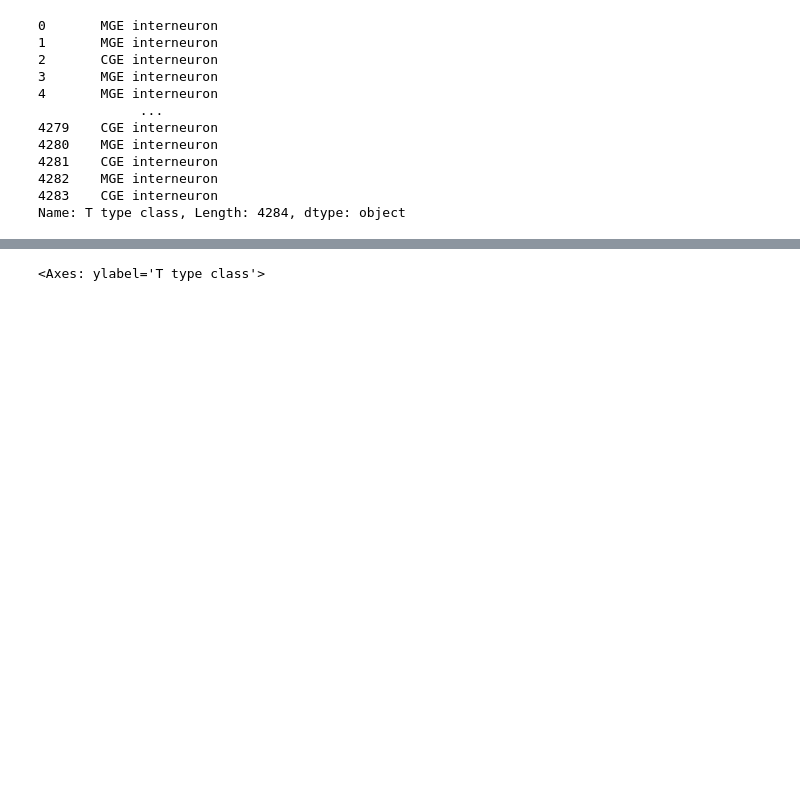
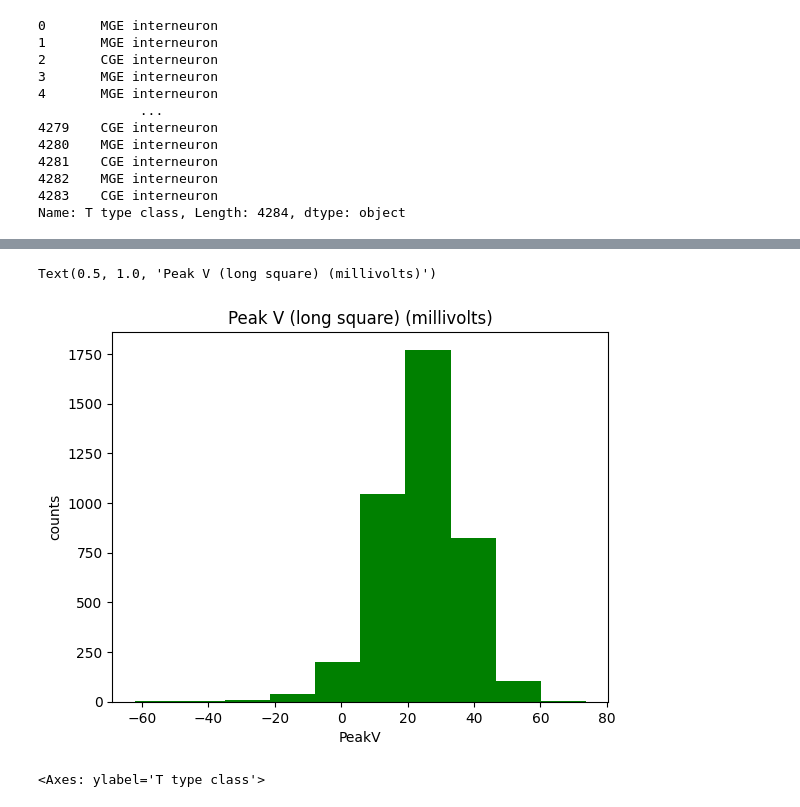
Before and after one commit to ChelseyCochrane/chelseys-repository, a Jupyter notebook: Final_Project.ipynb, the cells around one changed output, grey strips where cells are left out. Saved outputs shown, nothing was run; the diff lists cells and outputs as text; code cells hidden in the pictures; blank space fills up the shorter version.

```diff
--- a/Final_Project.ipynb
+++ b/Final_Project.ipynb
@@ -49,3 +72,11 @@ array([<Axes: title={'center': 'CGE interneuron'}>,
+# %%
+plt.hist(PeakV, color = 'green')
+plt.xlabel('PeakV')
+plt.ylabel('counts')
+plt.title('Peak V (long square) (millivolts)')
+# %% [output]
+Text(0.5, 1.0, 'Peak V (long square) (millivolts)')
+[figure, added]
 # %%
 patch_seq['T type class'].value_counts().plot(kind='pie')
 # %% [output]
```
Also changed, not shown: parts of 14 cells of this notebook.
